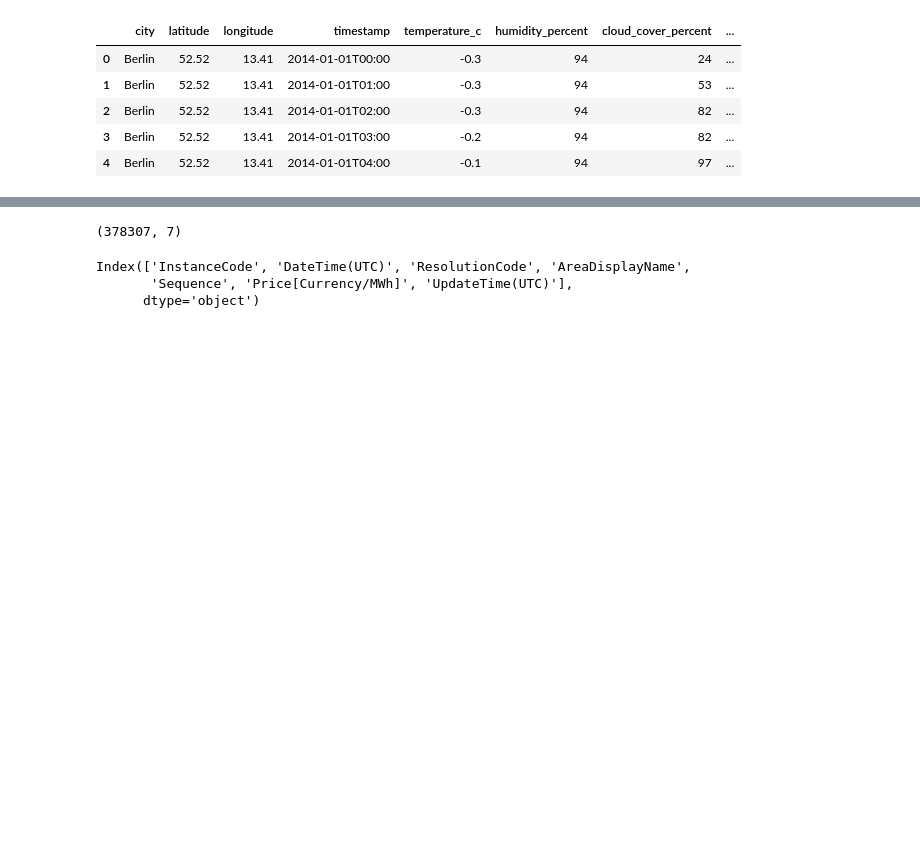
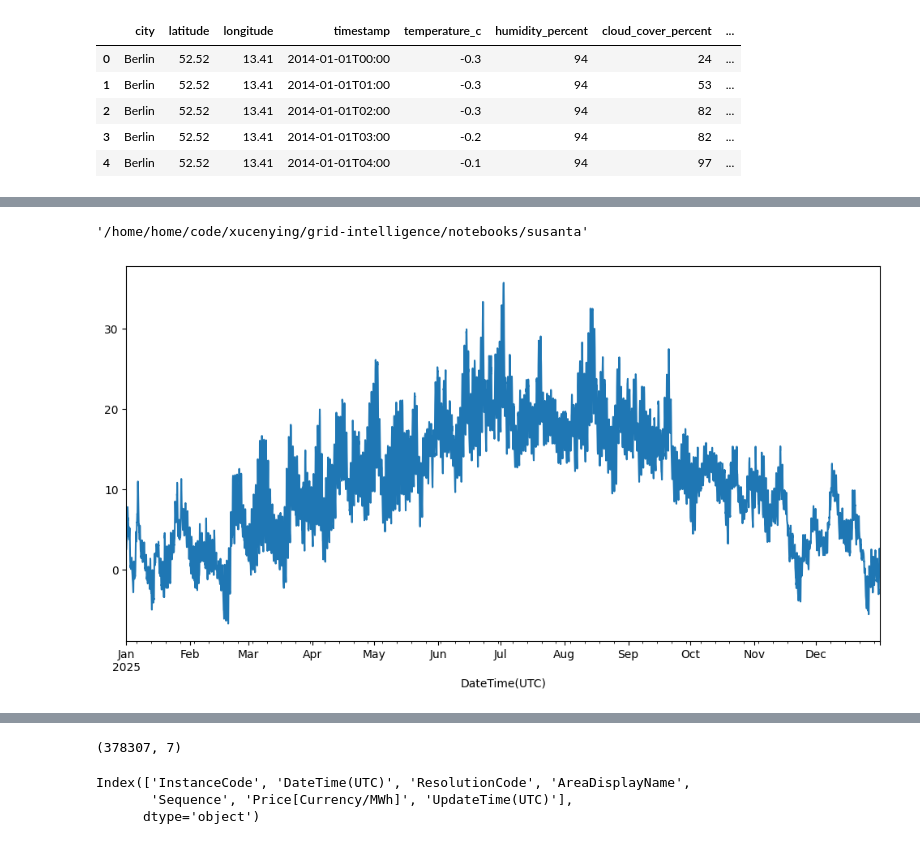
Before and after one commit to xucenying/grid-intelligence, a Jupyter notebook: notebooks/susanta/eda_weather.ipynb, the cells around one changed output, grey strips where cells are left out. Saved outputs shown, nothing was run; the diff lists cells and outputs as text; code cells hidden in the pictures; blank space fills up the shorter version.

```diff
--- a/notebooks/susanta/eda_weather.ipynb
+++ b/notebooks/susanta/eda_weather.ipynb
@@ -31 +41,8 @@ weather_berlin_df.head()
+# %%
+weather_avg = weather_germany_df.groupby("timestamp").agg({
+    "temperature_c": "mean",
+    "humidity_percent": "mean",
+    "cloud_cover_percent": "mean",
+    "shortwave_radiation_wm2": "mean"
+}).reset_index()
 # %%
@@ -53,0 +57,4 @@ dtype: int64
+# %%
+# Convert to datetime
+weather_avg["DateTime(UTC)"] = pd.to_datetime(weather_avg["timestamp"])
+weather_avg = weather_avg.drop(columns=["timestamp"])
@@ -54,3 +72,16 @@ dtype: int64
+# %%
+pwd
+# %% [output]
+'/home/home/code/xucenying/grid-intelligence/notebooks/susanta'
+# %%
+# Filter by year
+weather_2025 = weather_avg[weather_avg["DateTime(UTC)"].dt.year == 2025]
+
+# Plot
+weather_2025.set_index("DateTime(UTC)")["temperature_c"].plot(figsize=(12,6))
+plt.show()
+# %% [output]
+[figure, added]
 # %%
 ##reading combined csv files for energy_price
 file_path_energy = "/home/home/code/xucenying/grid-intelligence/notebooks/susanta/Energy_price vs weather data/combined_energy_price_cleaned.csv"
```
Also changed, not shown: parts of 38 cells of this notebook, 18 other files.
